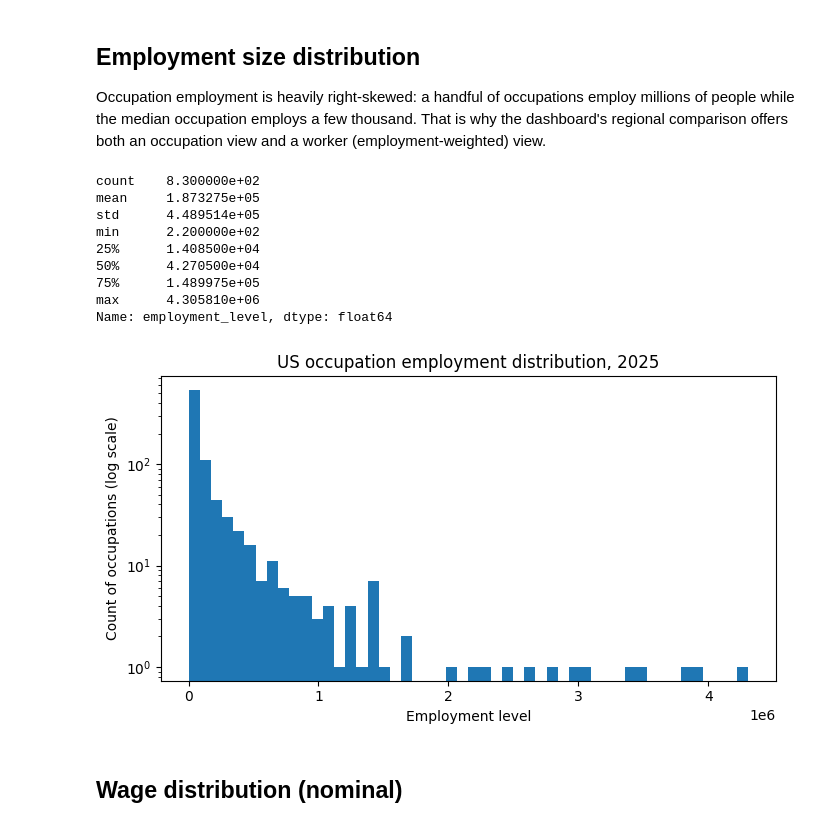
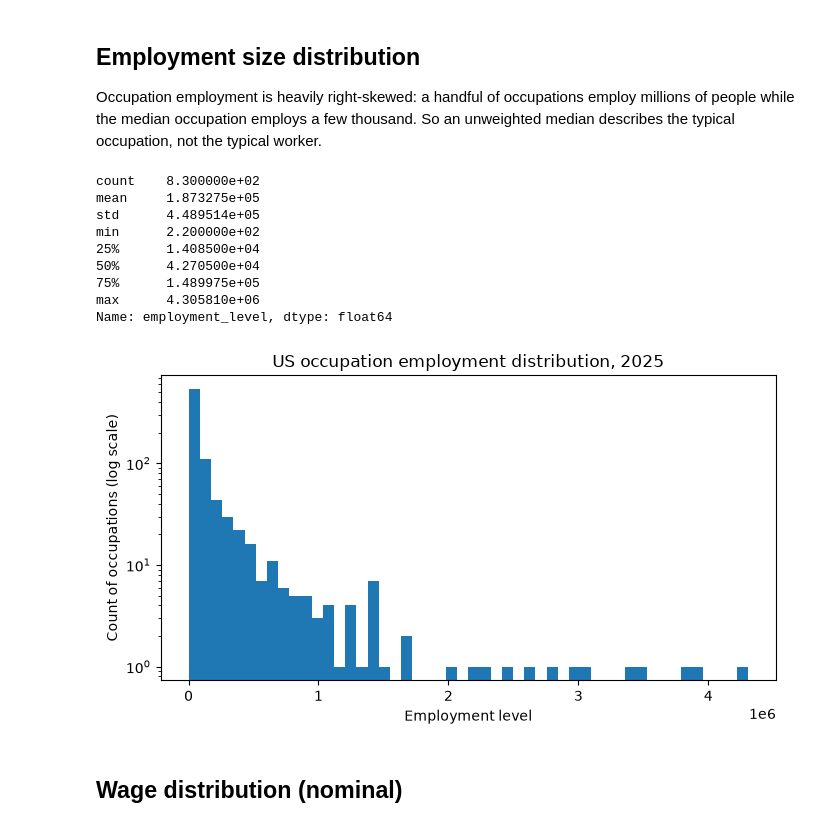
Before and after one commit to brianravelo28/occupation-employment-wage-explorer, a Jupyter notebook: notebooks/01_eda_occupation_panel.ipynb, the cells around one changed output. Saved outputs shown, nothing was run; the diff lists cells and outputs as text; code cells hidden in the pictures.

```diff
--- a/notebooks/01_eda_occupation_panel.ipynb
+++ b/notebooks/01_eda_occupation_panel.ipynb
@@ -21,29 +21,29 @@ df.head()
 # %% [markdown]
 ## Employment size distribution
 
-Occupation employment is heavily right-skewed: a handful of occupations employ millions of people while the median occupation employs a few thousand. That is why the dashboard's regional comparison offers both an occupation view and a worker (employment-weighted) view.
+Occupation employment is heavily right-skewed: a handful of occupations employ millions of people while the median occupation employs a few thousand. So an unweighted median describes the typical occupation, not the typical worker.
 # %%
-latest = df[(df["year"] == df["year"].max()) & (df["region"] == "US")]
+latest = df[df["year"] == df["year"].max()]
 print(latest["employment_level"].describe())
 
 fig, ax = plt.subplots(figsize=(7, 4))
 ax.hist(latest["employment_level"].dropna(), bins=50, log=True)
 ax.set_xlabel("Employment level")
 ax.set_ylabel("Count of occupations (log scale)")
 ax.set_title(f"US occupation employment distribution, {int(latest['year'].iloc[0])}")
 plt.tight_layout()
 plt.show()
 # %% [output]
 count    8.300000e+02
 mean     1.873275e+05
 std      4.489514e+05
 min      2.200000e+02
 25%      1.408500e+04
 50%      4.270500e+04
 75%      1.489975e+05
 max      4.305810e+06
 Name: employment_level, dtype: float64
-[figure, old version]
+[figure, new version]
 # %% [markdown]
 ## Wage distribution (nominal)
 # %%
```
Also changed, not shown: parts of 10 cells of this notebook, 32 other files.
